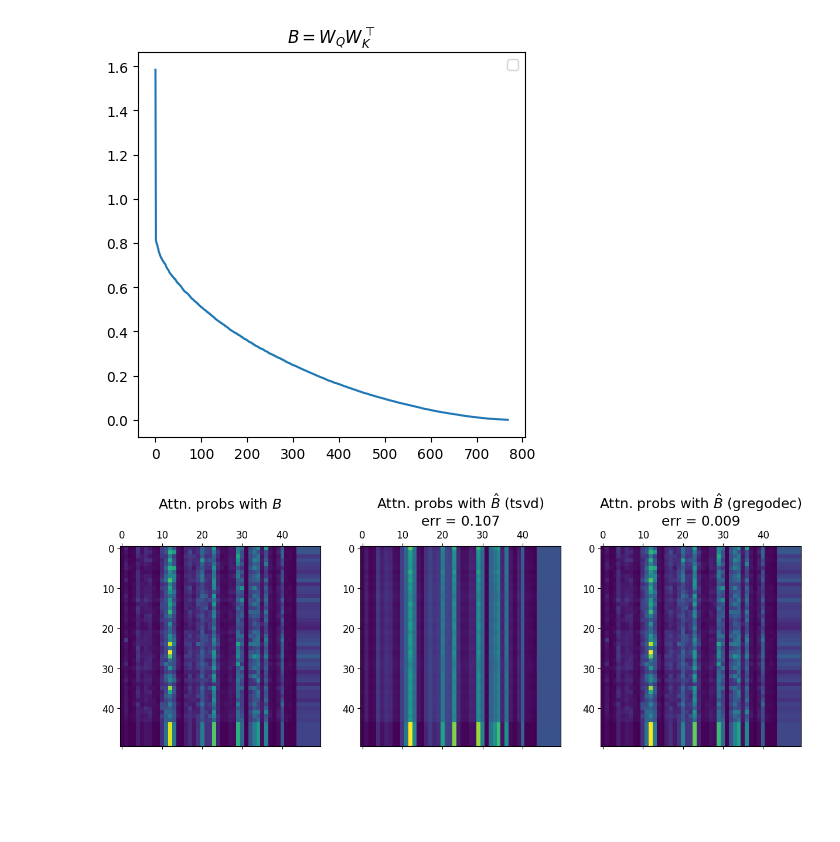
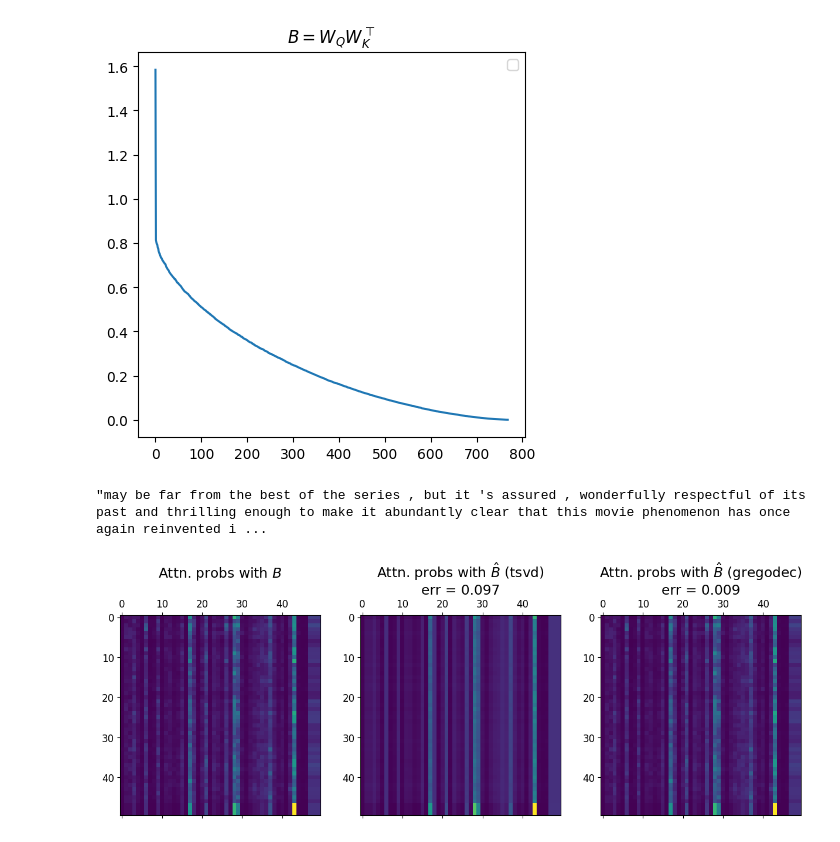
Before and after one commit to Laknath1996/cs-project, a Jupyter notebook: notebooks/3-dev.ipynb, the cells around one changed output. Cells and saved outputs as stored; diff of their text form; code cells hidden in the pictures; blank space fills up the shorter version.

```diff
--- a/notebooks/3-dev.ipynb
+++ b/notebooks/3-dev.ipynb
@@ -148,31 +144,36 @@ Bhat_tsvd = U @ V
 # %%
 def compute_error(Y, Yhat):
     return np.linalg.norm(Y - Yhat, ord='fro')/np.linalg.norm(Y, ord='fro')
+# %%
+idx = 758
+dataset["validation"]['sentence'][idx]
+# %% [output]
+"may be far from the best of the series , but it 's assured , wonderfully respectful of its past and thrilling enough to make it abundantly clear that this movie phenomenon has once again reinvented i ...
 # %%
 # get an embedded token sequence
-X = input_embeddings[757].detach().cpu()
+X = input_embeddings[idx].detach().cpu()
 x = torch.cat([X, torch.ones(X.size()[:-1] + (1,))], dim=-1).numpy()
 
 Y = scp.special.softmax(x @ B @ x.T / np.sqrt(B.shape[0]))
 Yhat_t = scp.special.softmax(x @ Bhat_tsvd @ x.T / np.sqrt(B.shape[0]))
 Yhat_g = scp.special.softmax(x @ Bhat_gregodec @ x.T / np.sqrt(B.shape[0]))
 
 fig, axes = plt.subplots(1, 3, figsize=(15, 5))
 ax = axes[0]
 ax.matshow(Y[:50, :50])
 ax.set_title(r"Attn. probs with $B$" + "\n")
 
 ax = axes[1]
 ax.matshow(Yhat_t[:50, :50])
 ax.set_title(r"Attn. probs with $\hat B$ (tsvd)" + "\n" + f"err = {compute_error(Y, Yhat_t):.3f}")
 
 ax = axes[2]
 ax.matshow(Yhat_g[:50, :50])
 ax.set_title(r"Attn. probs with $\hat B$ (gregodec)" + "\n" + f"err = {compute_error(Y, Yhat_g):.3f}")
 
 for ax in axes:
     ax.tick_params(axis='both', which='major', labelsize=12)
 plt.show()
 # %% [output]
-[figure, old version]
+[figure, new version]
 # %%
```
Also changed, not shown: parts of 2 cells of this notebook, 15 other files.
